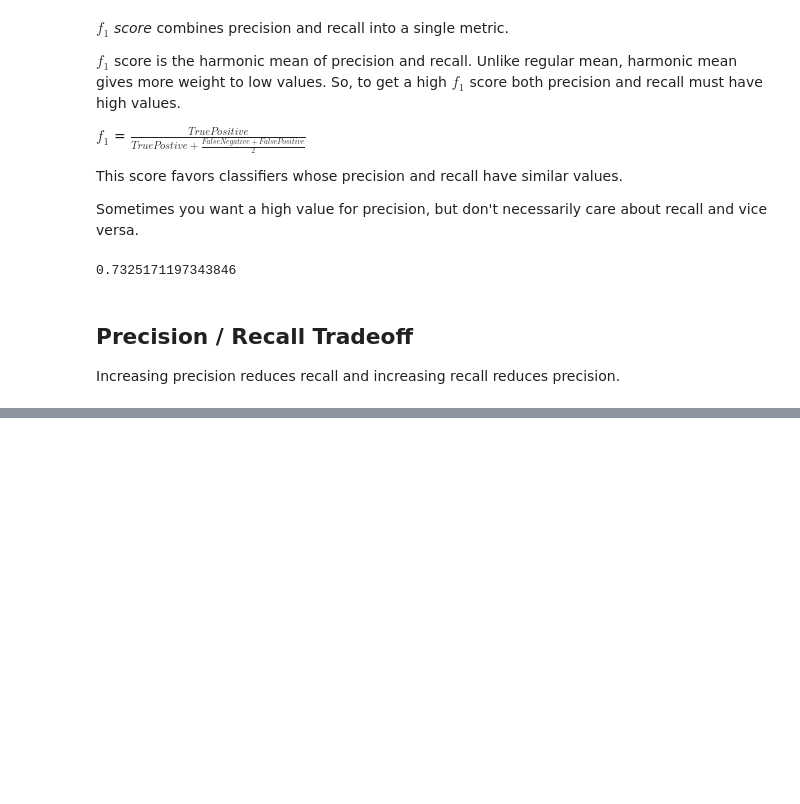
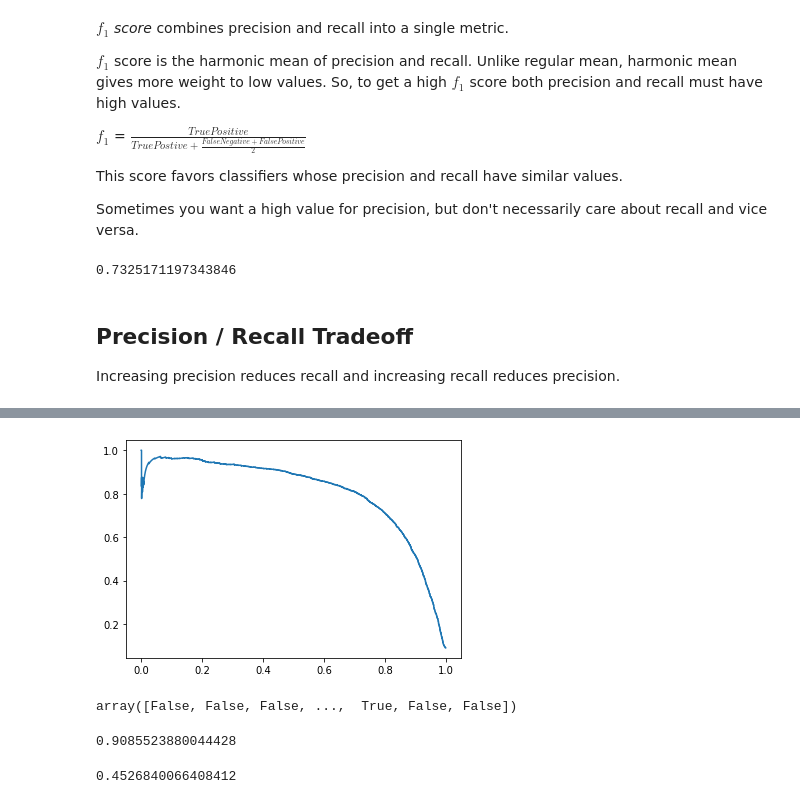
Before and after one commit to astidham2003/ml-study-group, a Jupyter notebook: chapter_3/MNIST_classification.ipynb, the cells around one changed output, grey strips where cells are left out. Cells and saved outputs as stored; diff of their text form; code cells hidden in the pictures; blank space fills up the shorter version.

```diff
--- a/chapter_3/MNIST_classification.ipynb
+++ b/chapter_3/MNIST_classification.ipynb
@@ -183,0 +261,5 @@ Increasing precision reduces recall and increasing recall reduces precision.
+# %%
+plot_precision_vs_recall(recalls[:-1], precisions[:-1])
+plt.show()
+# %% [output]
+[figure, added]
@@ -183,0 +275,12 @@ Increasing precision reduces recall and increasing recall reduces precision.
+# %%
+y_train_pred_90
+# %% [output]
+array([False, False, False, ...,  True, False, False])
+# %%
+precision_score(y_train_5, y_train_pred_90) # Higher precsion than the book by 4%.
+# %% [output]
+0.9085523880044428
+# %%
+recall_score(y_train_5, y_train_pred_90) # Lower recall than the book by 24%.
+# %% [output]
+0.4526840066408412
```
Also changed, not shown: parts of 18 cells of this notebook.
